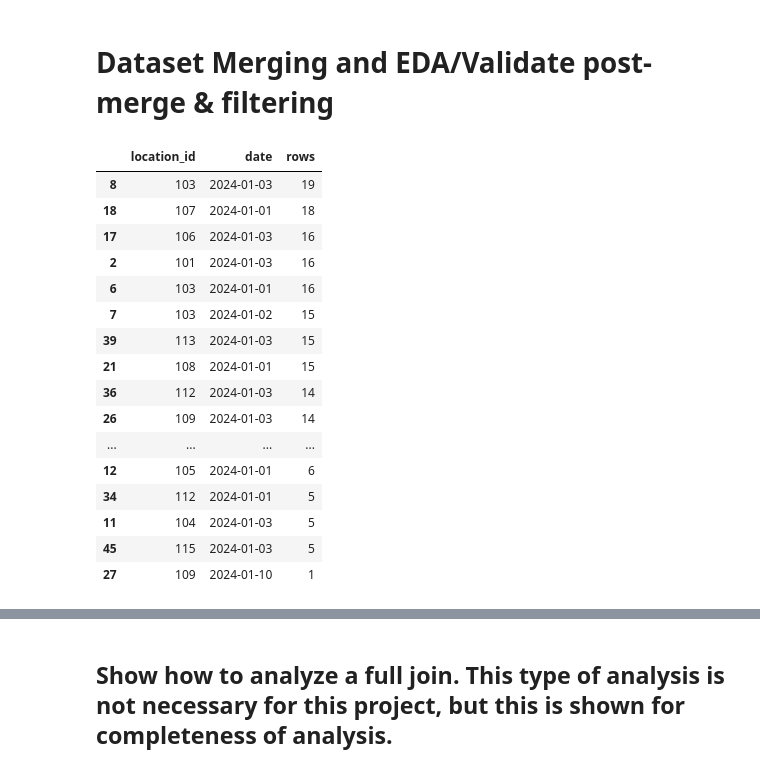
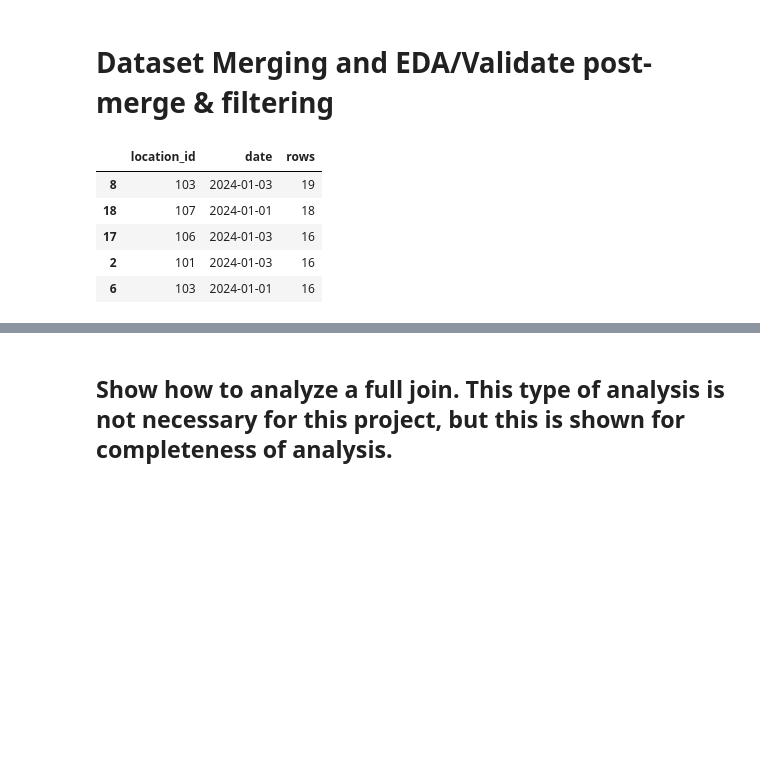
Before and after one commit to alexkrolak/Python_Code_Showcase, a Jupyter notebook: Project_Showcase/EDA.ipynb, the cells around one changed output, grey strips where cells are left out. Saved outputs shown, nothing was run; the diff lists cells and outputs as text; code cells hidden in the pictures; blank space fills up the shorter version.

```diff
--- a/Project_Showcase/EDA.ipynb
+++ b/Project_Showcase/EDA.ipynb
@@ -549,24 +576,13 @@ traffic_data['source_traffic'] = 1
 weather_data['source_weather'] = 1
 # %%
 # How unique is a location-day in the dispatch data?
-dispatch_data.groupby(['location_id', 'date']).agg(rows = ('date', 'size')).reset_index().sort_values('rows', ascending = False)
+dispatch_data.groupby(['location_id', 'date']).agg(rows = ('date', 'size')).reset_index().sort_values('rows', ascending = False).head()
 # %% [output]
 |  | location_id | date | rows |
 | 8 | 103 | 2024-01-03 | 19 |
 | 18 | 107 | 2024-01-01 | 18 |
 | 17 | 106 | 2024-01-03 | 16 |
 | 2 | 101 | 2024-01-03 | 16 |
 | 6 | 103 | 2024-01-01 | 16 |
-| 7 | 103 | 2024-01-02 | 15 |
-| 39 | 113 | 2024-01-03 | 15 |
-| 21 | 108 | 2024-01-01 | 15 |
-| 36 | 112 | 2024-01-03 | 14 |
-| 26 | 109 | 2024-01-03 | 14 |
-| ... | ... | ... | ... |
-| 12 | 105 | 2024-01-01 | 6 |
-| 34 | 112 | 2024-01-01 | 5 |
-| 11 | 104 | 2024-01-03 | 5 |
-| 45 | 115 | 2024-01-03 | 5 |
-| 27 | 109 | 2024-01-10 | 1 |
 # %%
 # How unique is a location-day in the traffic data?
```
Also changed, not shown: parts of 18 cells of this notebook, 4 other files.
